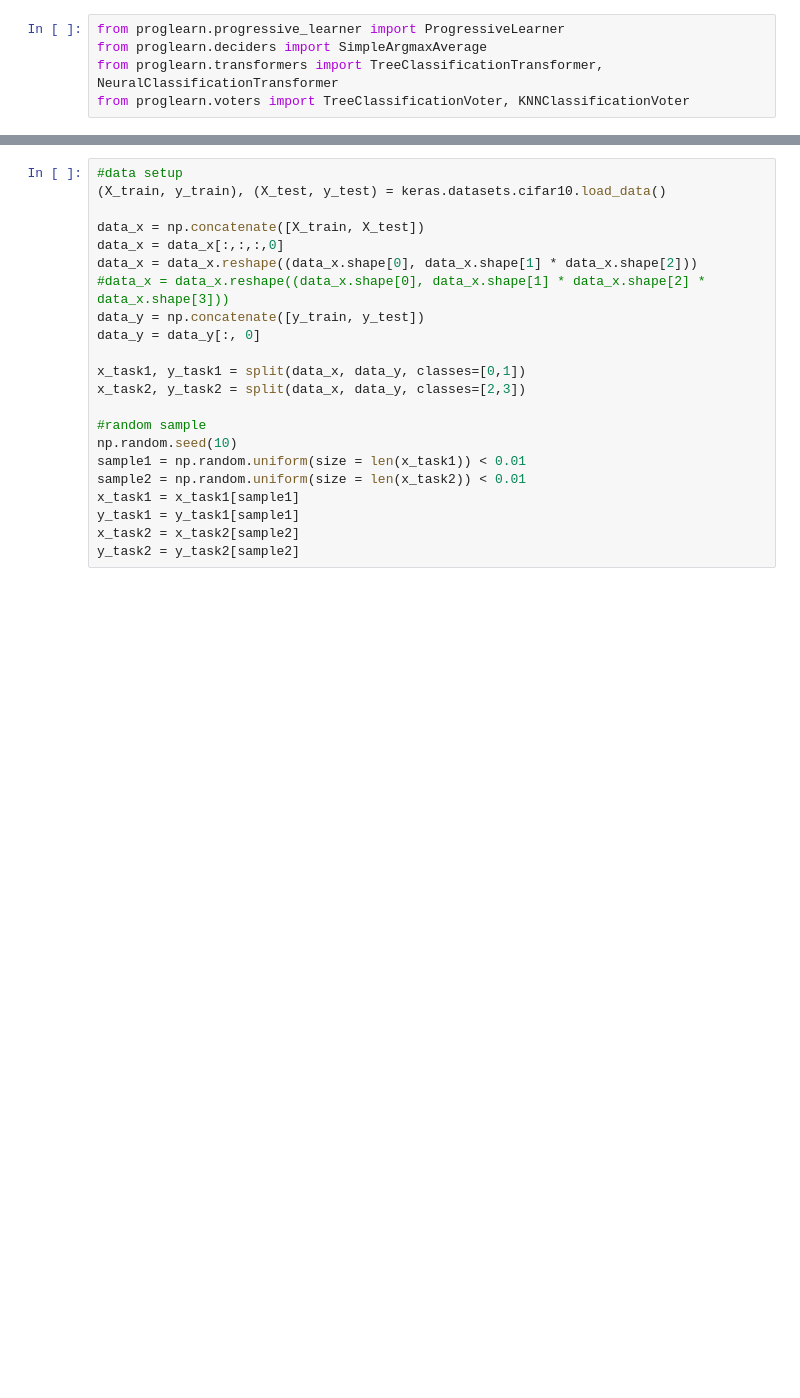
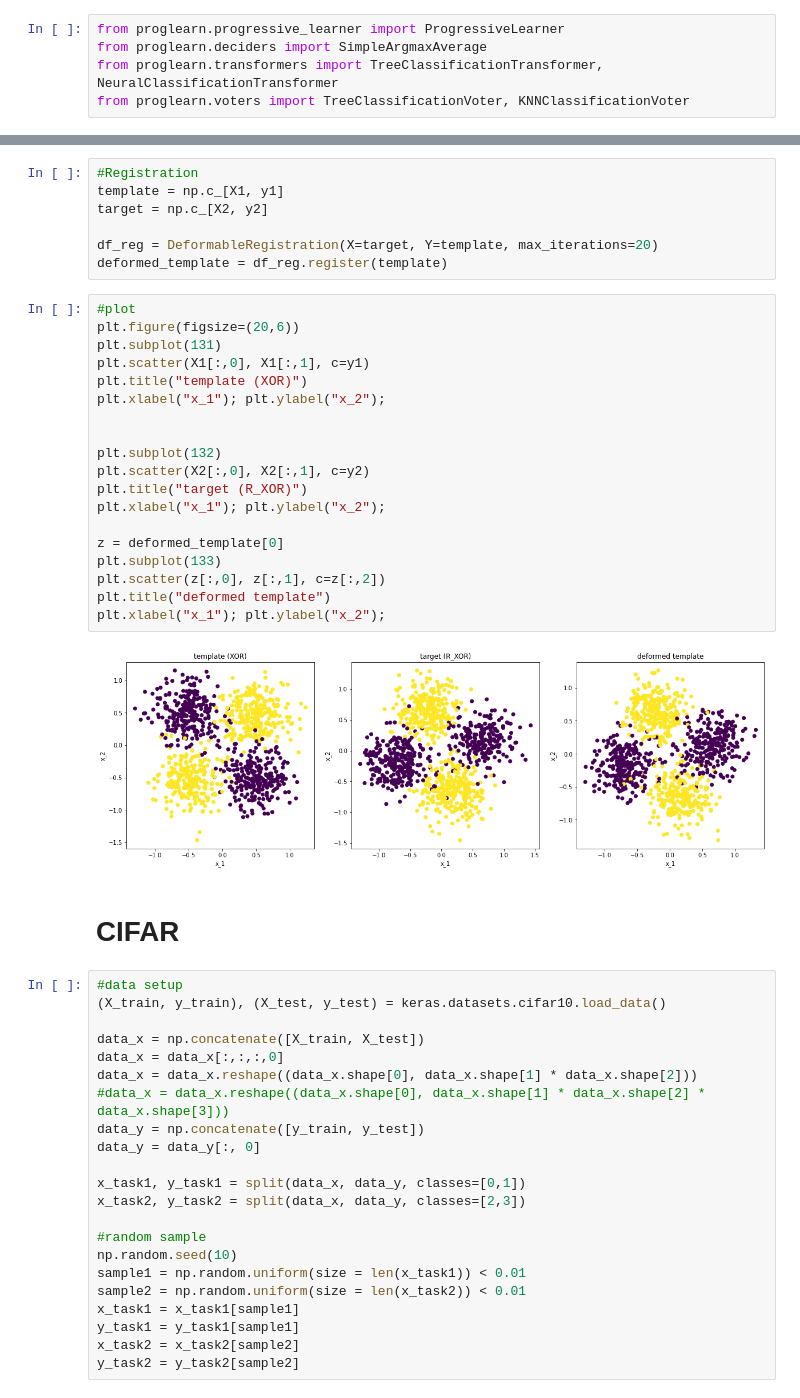
Before and after one commit to williamrxu/ndd-workspace, a Jupyter notebook: cpd_experiment_2.ipynb, the cells around one changed output, grey strips where cells are left out. Saved outputs shown, nothing was run; the diff lists cells and outputs as text; blank space fills up the shorter version.

```diff
--- a/cpd_experiment_2.ipynb
+++ b/cpd_experiment_2.ipynb
@@ -60,3 +126,33 @@ def split(data_x, data_y, classes=[0,1,2]):
+# %%
+#Registration
+template = np.c_[X1, y1]
+target = np.c_[X2, y2]
+
+df_reg = DeformableRegistration(X=target, Y=template, max_iterations=20)
+deformed_template = df_reg.register(template)
+# %%
+#plot
+plt.figure(figsize=(20,6))
+plt.subplot(131)
+plt.scatter(X1[:,0], X1[:,1], c=y1)
+plt.title("template (XOR)")
+plt.xlabel("x_1"); plt.ylabel("x_2");
+
+
+plt.subplot(132)
+plt.scatter(X2[:,0], X2[:,1], c=y2)
+plt.title("target (R_XOR)")
+plt.xlabel("x_1"); plt.ylabel("x_2");
+
+z = deformed_template[0]
+plt.subplot(133)
+plt.scatter(z[:,0], z[:,1], c=z[:,2])
+plt.title("deformed template")
+plt.xlabel("x_1"); plt.ylabel("x_2");
+# %% [output]
+[figure, added]
+# %% [markdown]
+# CIFAR
 # %%
 #data setup
 (X_train, y_train), (X_test, y_test) = keras.datasets.cifar10.load_data()
```
Also changed, not shown: parts of 5 cells of this notebook.
